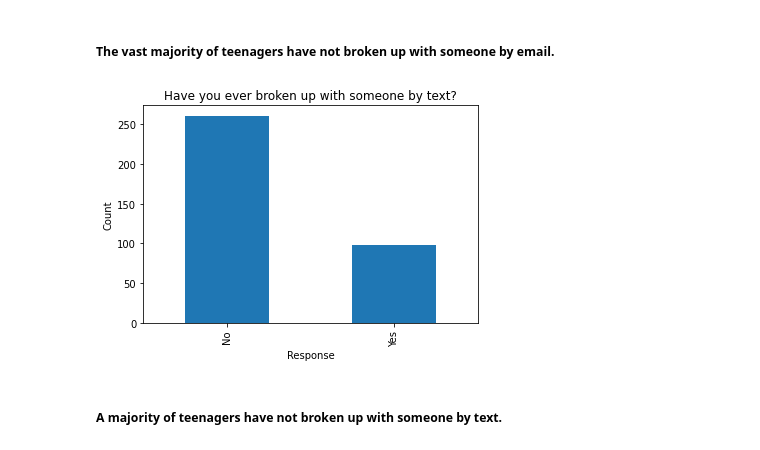
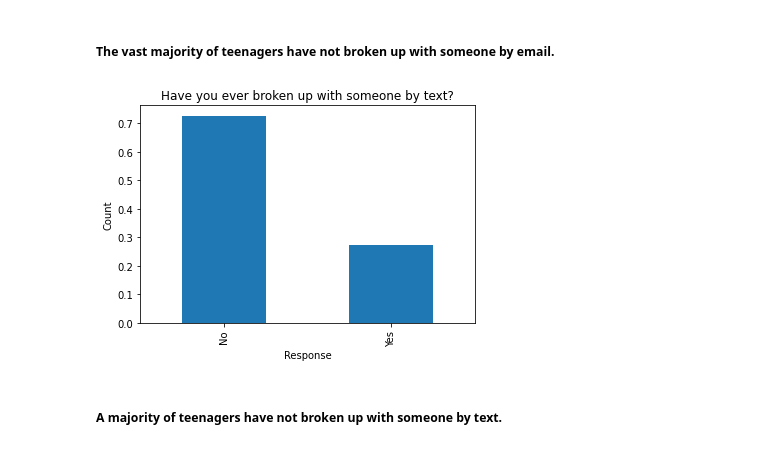
Before and after one commit to mbod/comm318_F21_Project_Group4, a Jupyter notebook: data_analysis/Data Analysis Part 2 (Joy Ekasi-Otu).ipynb, the cells around one changed output. Drawn from its saved outputs; the diff is of its cells as text; code cells hidden in the pictures.

Commit message:
data story and analysis updates commit

```diff
--- a/data_analysis/Data Analysis Part 2 (Joy Ekasi-Otu).ipynb
+++ b/data_analysis/Data Analysis Part 2 (Joy Ekasi-Otu).ipynb
@@ -19,7 +19,7 @@ import matplotlib.pyplot as plt
 ### Code:
 # %%
 # This dataframe includes the detailed responses to survey questions and detailed demographic information.
-dating_df = pd.read_csv('../data/Joy_Clean_Teen_Dating_Short.csv')
+dating_df = pd.read_csv('../data/Clean Data/Joy_Clean_Teen_Dating_Short.csv')
 # %% [markdown]
 ##### The following plots show the distribution of responses for different questions.
 # %%
@@ -187,12 +187,12 @@ plt.ylabel('Count');
 # %% [markdown]
 ##### The vast majority of teenagers have not broken up with someone by email.
 # %%
-dating_df['bu_text2'].value_counts().plot(kind = 'bar')
+dating_df['bu_text2'].value_counts(normalize=True).plot(kind = 'bar')
 plt.title('Have you ever broken up with someone by text?')
 plt.xlabel('Response')
 plt.ylabel('Count');
 # %% [output]
-[figure, old version]
+[figure, new version]
 # %% [markdown]
 ##### A majority of teenagers have not broken up with someone by text.
 # %%
```
Also changed, not shown: parts of 27 cells of this notebook, 10 other files.
